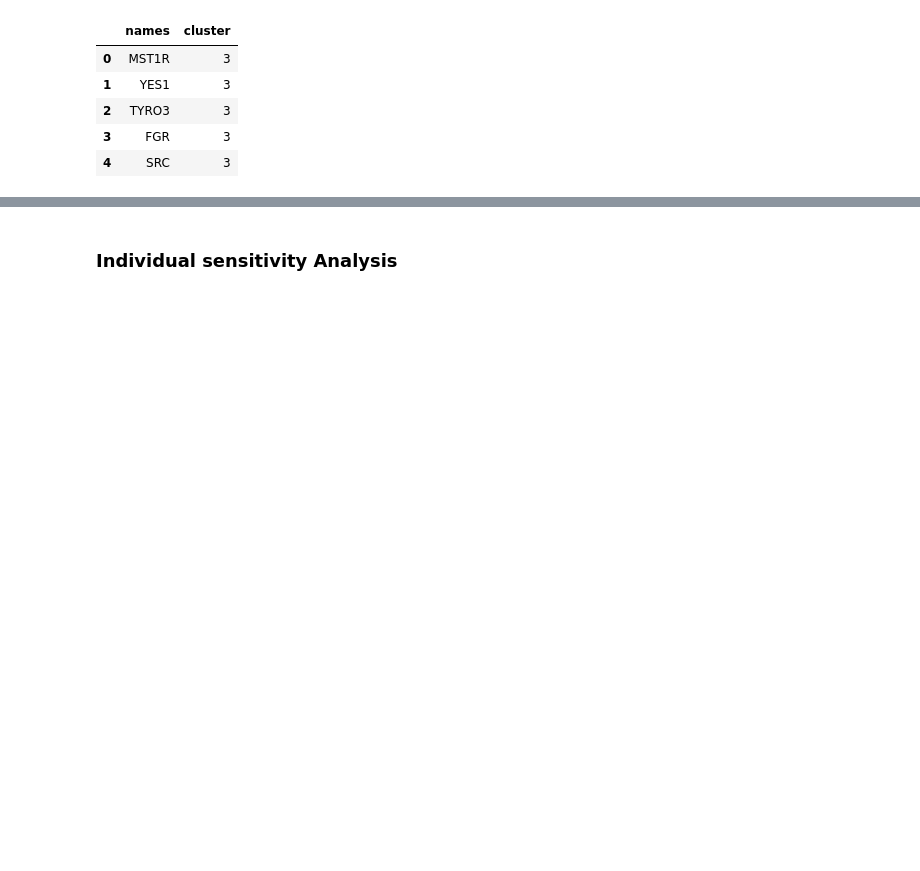
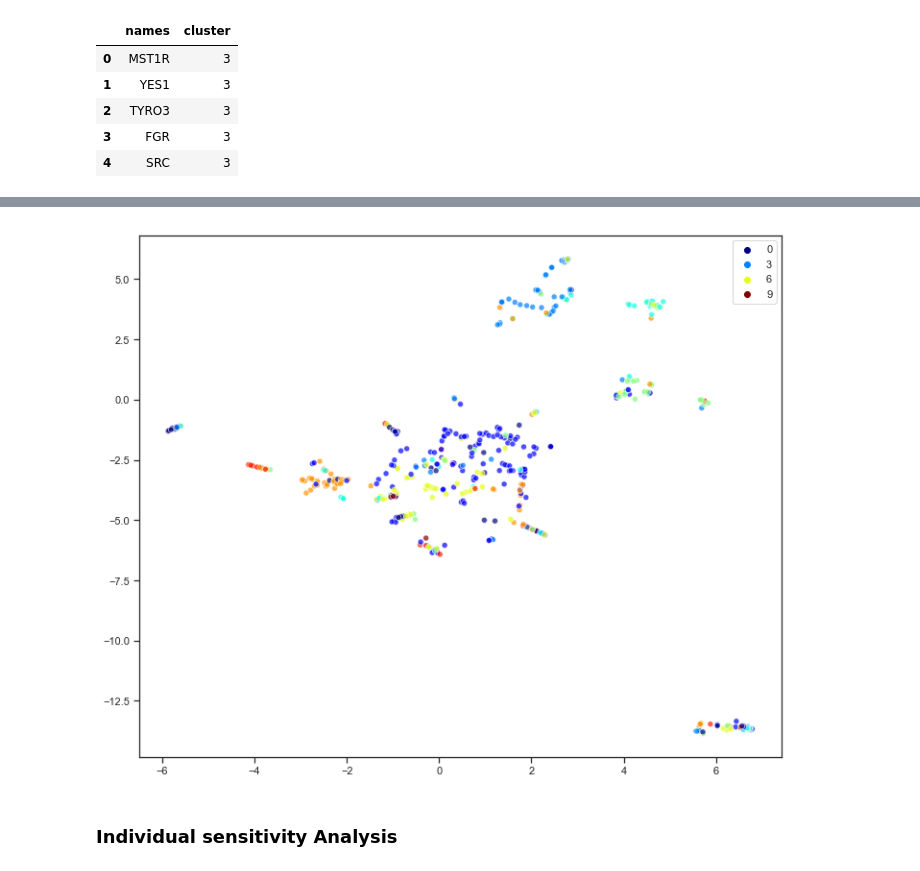
Before and after one commit to gomezlab/kinotypeClusteringAndRegression, a Jupyter notebook: src/network_11_analysisOfSensitivity.ipynb, the cells around one changed output, grey strips where cells are left out. Saved outputs shown, nothing was run; the diff lists cells and outputs as text; code cells hidden in the pictures; blank space fills up the shorter version.

```diff
--- a/src/network_11_analysisOfSensitivity.ipynb
+++ b/src/network_11_analysisOfSensitivity.ipynb
@@ -178,3 +179,9 @@ plt.show()
+# %%
+fig, ax = plt.subplots(figsize=(12,10))
+sns.scatterplot(u_coords[:, 0], u_coords[:, 1], ax=ax, hue=color['cluster'].values, palette='jet', alpha=0.7)
+plt.show()
+# %% [output]
+[figure, added]
 # %% [markdown]
 ### Individual sensitivity Analysis
 # %%
```
Also changed, not shown: parts of 21 cells of this notebook.
